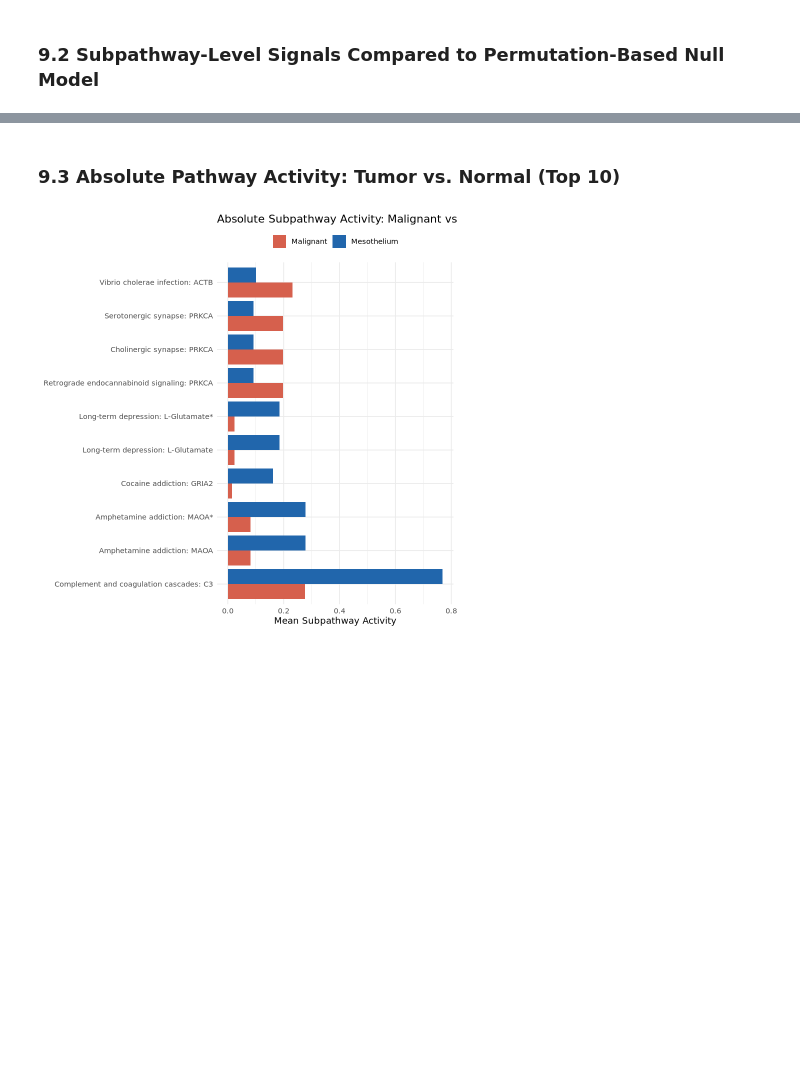
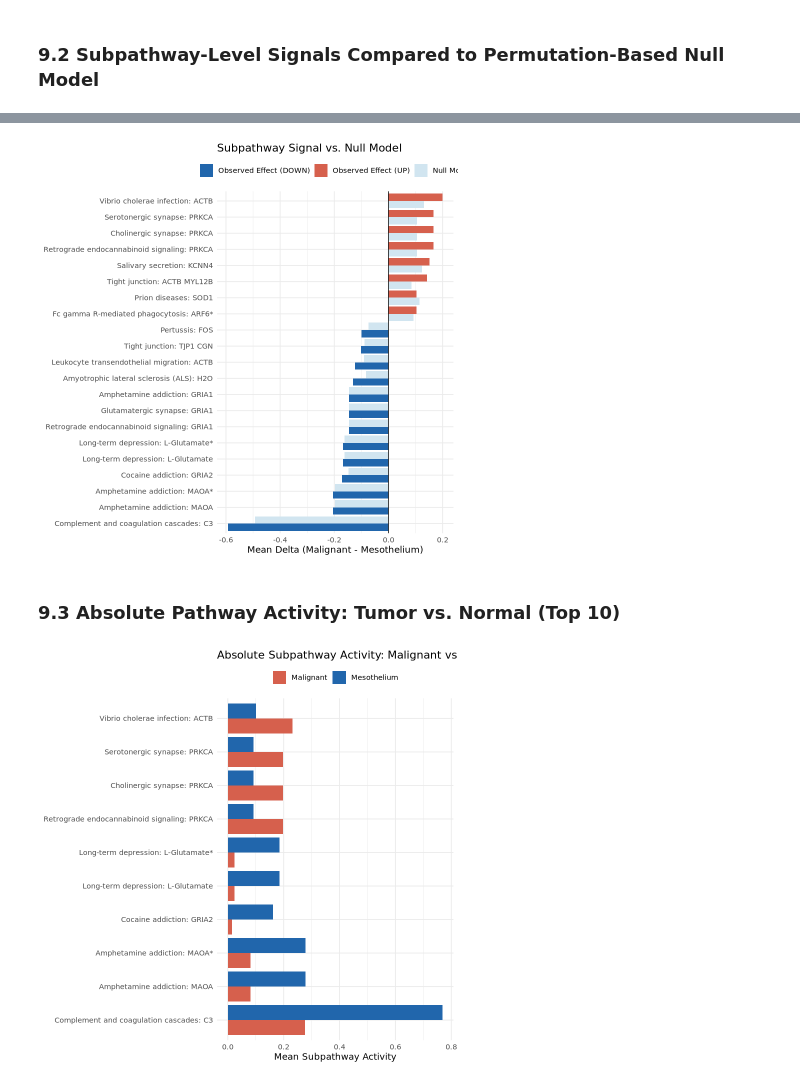
Before and after one commit to BennetDub/mein-r-projekt, a Jupyter notebook: Hipathia withou PB.ipynb, the cells around one changed output, grey strips where cells are left out. Drawn from its saved outputs; the diff is of its cells as text; code cells hidden in the pictures; blank space fills up the shorter version.

```diff
--- a/Hipathia withou PB.ipynb
+++ b/Hipathia withou PB.ipynb
@@ -1671,0 +1757,84 @@ ggplot(bar_data, aes(x = subpathway, y = value, fill = fill_color)) +
+# %%
+top_sub <- consensus_compact
+
+# Add null model mean_delta from perm_results
+if (run_permutation) {
+  top_sub <- merge(
+    consensus_compact,
+    perm_results[, c("subpathway", "mean_delta")],
+    by = "subpathway",
+    all.x = TRUE
+  )
+}
+
+# Sort by combined_effect
+top_sub <- top_sub[order(top_sub$combined_effect), ]
+
+# Display comparison table in notebook
+knitr::kable(
+  top_sub[, c("subpathway_label", "combined_effect", "mean_delta")],
+  digits = 4,
+  row.names = FALSE,
+  col.names = c("Subpathway", "Observed Effect", "Null Model"),
+  caption = "Comparison of real combined effect vs. null model mean delta"
+)
+
+# Barplot
+bar_data <- rbind(
+  data.frame(subpathway = top_sub$subpathway_label,
+             value = top_sub$combined_effect,
+             type = "Real Effect",
+             fill_color = ifelse(top_sub$combined_effect > 0, "#d6604d", "#2166ac")),
+  data.frame(subpathway = top_sub$subpathway_label,
+             value = top_sub$mean_delta,
+             type = "Null Model",
+             fill_color = "#d1e5f0")
+)
+
+bar_data$subpathway <- factor(bar_data$subpathway,
+                               levels = top_sub$subpathway_label)
+
+p <- ggplot(bar_data, aes(x = subpathway, y = value, fill = fill_color)) +
+  geom_bar(stat = "identity", position = "dodge") +
+  scale_fill_identity(guide = "legend",
+                      labels = c("#2166ac" = "Observed Effect (DOWN)",
+                               "#d6604d" = "Observed Effect (UP)",
+                            "#d1e5f0" = "Null Model"),
+                      breaks = c("#2166ac", "#d6604d", "#d1e5f0")) +
+  coord_flip() +
+  geom_hline(yintercept = 0, linewidth = 0.4) +
+  labs(
+    title = "Subpathway Signal vs. Null Model",
+    x = NULL,
+    y = "Mean Delta (Malignant - Mesothelium)",
+    fill = NULL
+  ) +
+  theme_minimal(base_size = 11) +
+  theme(legend.position = "top")
+
+# Display plot in notebook
+print(p)
+
+# Save plot as PNG
+dir.create("figures", showWarnings = FALSE)
+ggsave("figures/subpathway_signal_vs_null_model.png",
+       plot = p,
+       width = 10, height = 8,
+       dpi = 300)
+
+# Save table as PNG
+library(gridExtra)
+library(grid)
+
+table_data <- top_sub[, c("subpathway_label", "combined_effect", "mean_delta")]
+colnames(table_data) <- c("Subpathway", "Real Effect", "Null Model")
+
+png("figures/subpathway_signal_vs_null_model_table.png",
+    width = 3600, height = 2400, res = 300)
+grid.newpage()
+grid.table(table_data, rows = NULL)
+dev.off()
+
+message("Saved to figures/subpathway_signal_vs_null_model.png")
+message("Table saved to figures/subpathway_signal_vs_null_model_table.png")
+# %% [output]
@@ -1672,3 +1863,4 @@ ggplot(bar_data, aes(x = subpathway, y = value, fill = fill_color)) +
+[figure, added]
 # %% [markdown]
 ### 9.3 Absolute Pathway Activity: Tumor vs. Normal (Top 10)
 # %%
```
Also changed, not shown: parts of 9 cells of this notebook.
